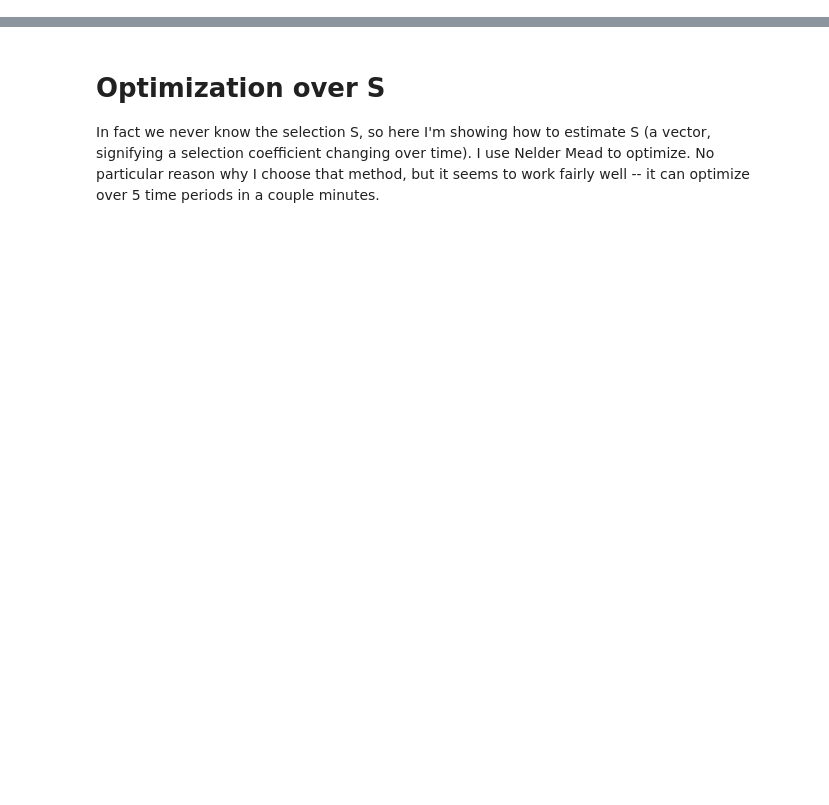
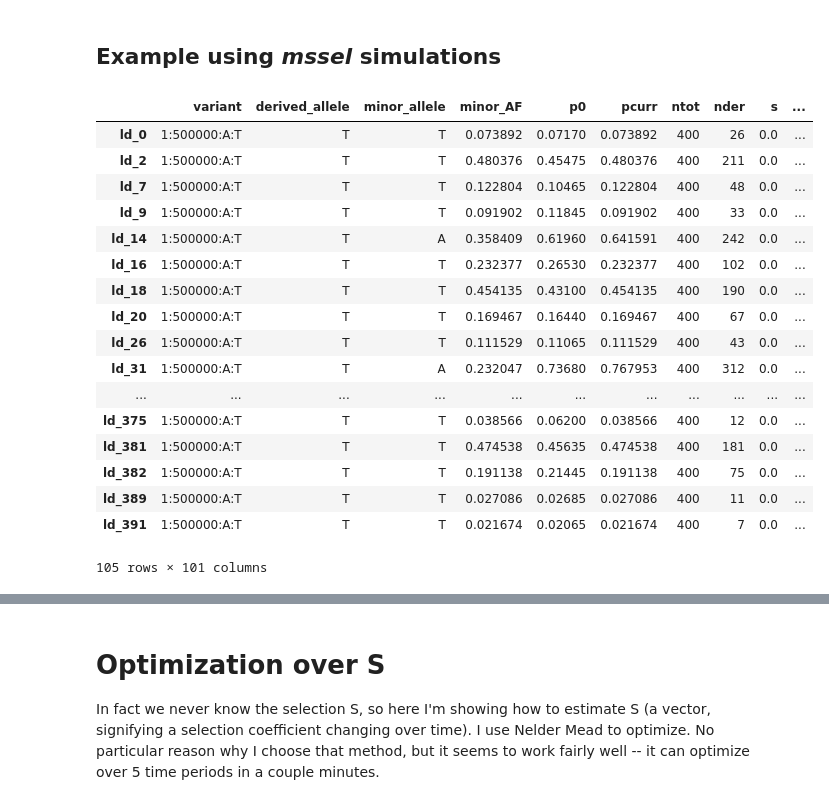
Before and after one commit to standard-aaron/clues, a Jupyter notebook: workbook.ipynb, the cells around one changed output, grey strips where cells are left out. Drawn from its saved outputs; the diff is of its cells as text; code cells hidden in the pictures; blank space fills up the shorter version.

```diff
--- a/workbook.ipynb
+++ b/workbook.ipynb
@@ -457,0 +686,25 @@ plot_trajs(traj,alphaMat,betaMat,freqs,genos,gens=500,tSkip=tSkip)
+# %% [markdown]
+## Example using *mssel* simulations
+# %%
+import pandas as pd
+df = pd.read_csv('trait_example/metadata.tsv',index_col=0,sep='\t')
+df[df.s==0]
+# %% [output]
+|  | variant | derived_allele | minor_allele | minor_AF | p0 | pcurr | ntot | nder | s | ... |
+| ld_0 | 1:500000:A:T | T | T | 0.073892 | 0.07170 | 0.073892 | 400 | 26 | 0.0 | ... |
+| ld_2 | 1:500000:A:T | T | T | 0.480376 | 0.45475 | 0.480376 | 400 | 211 | 0.0 | ... |
+| ld_7 | 1:500000:A:T | T | T | 0.122804 | 0.10465 | 0.122804 | 400 | 48 | 0.0 | ... |
+| ld_9 | 1:500000:A:T | T | T | 0.091902 | 0.11845 | 0.091902 | 400 | 33 | 0.0 | ... |
+| ld_14 | 1:500000:A:T | T | A | 0.358409 | 0.61960 | 0.641591 | 400 | 242 | 0.0 | ... |
+| ld_16 | 1:500000:A:T | T | T | 0.232377 | 0.26530 | 0.232377 | 400 | 102 | 0.0 | ... |
+| ld_18 | 1:500000:A:T | T | T | 0.454135 | 0.43100 | 0.454135 | 400 | 190 | 0.0 | ... |
+| ld_20 | 1:500000:A:T | T | T | 0.169467 | 0.16440 | 0.169467 | 400 | 67 | 0.0 | ... |
+| ld_26 | 1:500000:A:T | T | T | 0.111529 | 0.11065 | 0.111529 | 400 | 43 | 0.0 | ... |
+| ld_31 | 1:500000:A:T | T | A | 0.232047 | 0.73680 | 0.767953 | 400 | 312 | 0.0 | ... |
+| ... | ... | ... | ... | ... | ... | ... | ... | ... | ... | ... |
+| ld_375 | 1:500000:A:T | T | T | 0.038566 | 0.06200 | 0.038566 | 400 | 12 | 0.0 | ... |
+| ld_381 | 1:500000:A:T | T | T | 0.474538 | 0.45635 | 0.474538 | 400 | 181 | 0.0 | ... |
+| ld_382 | 1:500000:A:T | T | T | 0.191138 | 0.21445 | 0.191138 | 400 | 75 | 0.0 | ... |
+| ld_389 | 1:500000:A:T | T | T | 0.027086 | 0.02685 | 0.027086 | 400 | 11 | 0.0 | ... |
+| ld_391 | 1:500000:A:T | T | T | 0.021674 | 0.02065 | 0.021674 | 400 | 7 | 0.0 | ... |
+105 rows × 101 columns
```
Also changed, not shown: parts of 11 cells of this notebook, 5 other files.
